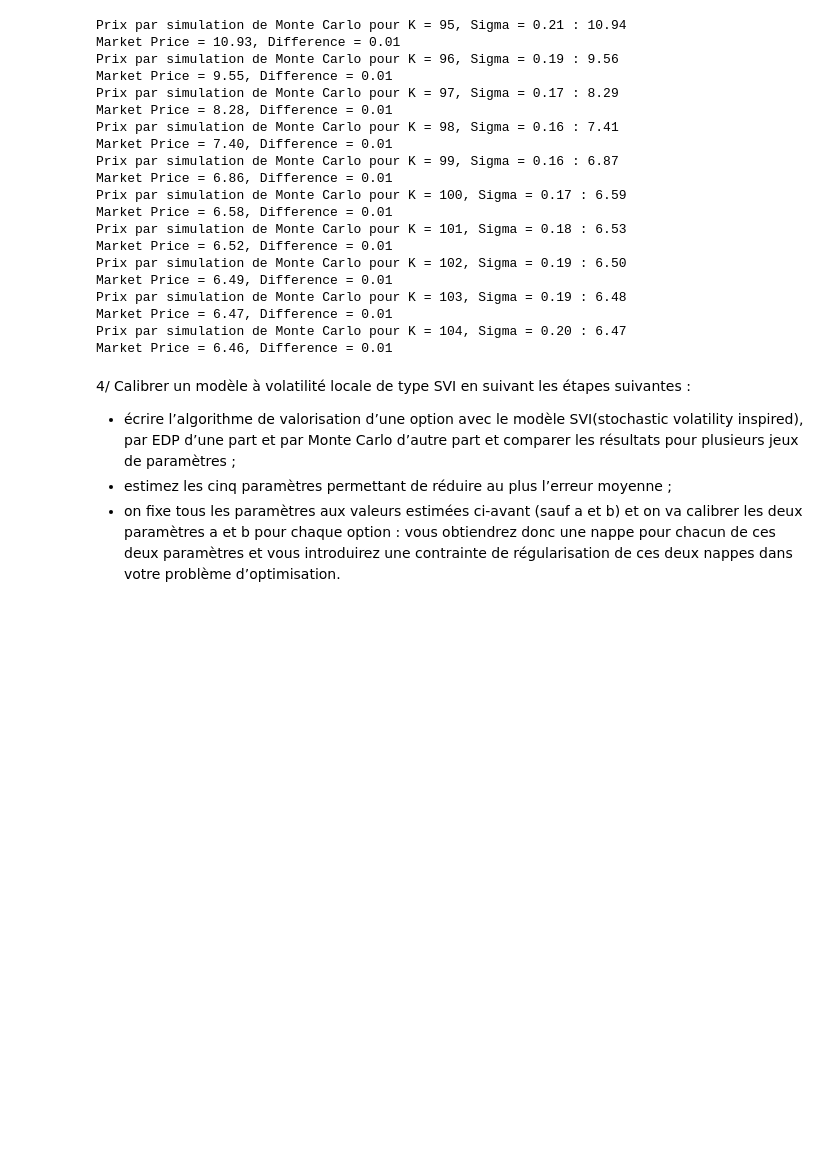
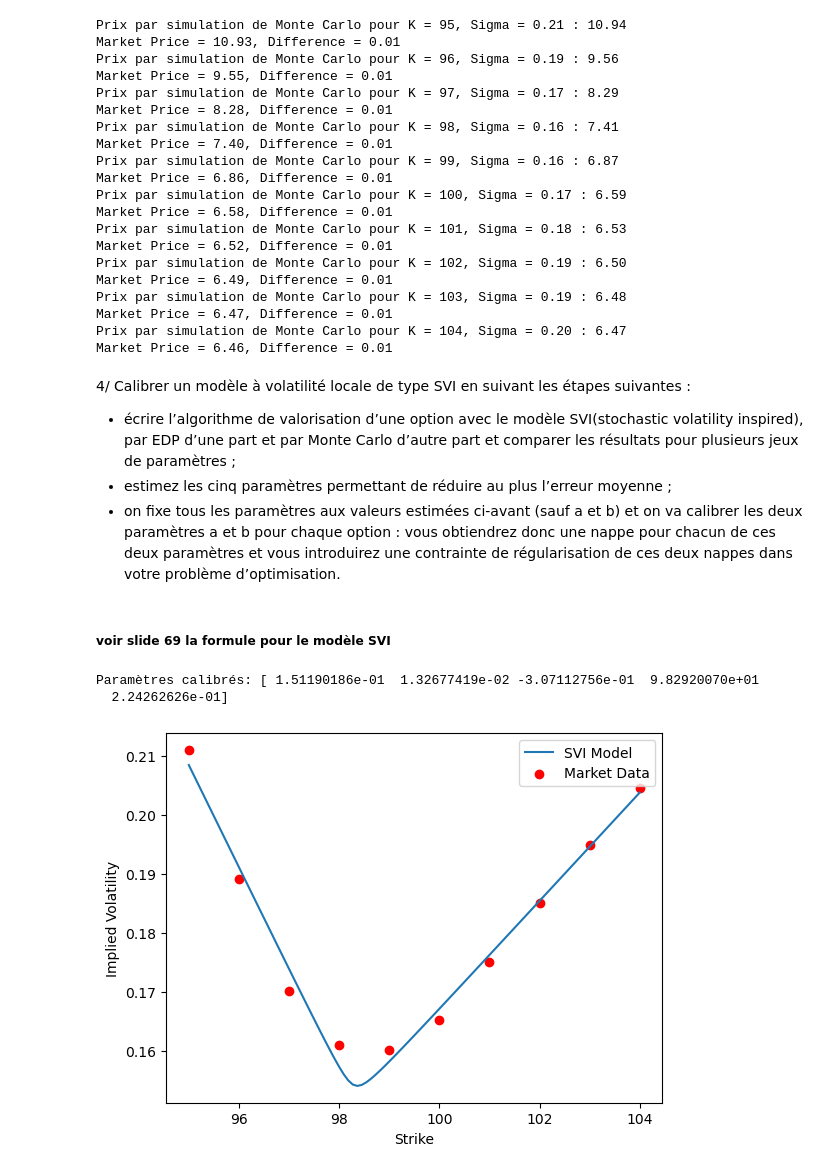
Before and after one commit to theomdvn/Calibration, a Jupyter notebook: Projet-Cal2.ipynb, the cells around one changed output. Cells and saved outputs as stored; diff of their text form; code cells hidden in the pictures; blank space fills up the shorter version.

```diff
--- a/Projet-Cal2.ipynb
+++ b/Projet-Cal2.ipynb
@@ -248,3 +248,46 @@ Monte Carlo d’autre part et comparer les résultats pour plusieurs jeux de par
 paramètres a et b pour chaque option : vous obtiendrez donc une nappe pour chacun de ces
 deux paramètres et vous introduirez une contrainte de régularisation de ces deux nappes dans
 votre problème d’optimisation.
+# %% [markdown]
+##### voir slide 69 la formule pour le modèle SVI
+# %%
+# Fonction SVI
+def svi(param, x):
+    a, b, rho, m, sigma = param
+    return a + b * (rho * (x - m) + np.sqrt((x - m) ** 2 + sigma ** 2))
+
+# Fonction de coût à minimiser
+def cost_function(param, strikes, vols_market):
+    vols_model = [svi(param, x) for x in strikes]
+    return np.sum((vols_model - vols_market) ** 2)
+
+# Données de marché (à remplacer par vos propres données)
+strikes = data["strikes"]
+vols_market = data["implied_vol"]
+
+# Initialisation des paramètres
+initial_params = [0.1, 0.1, -0.5, 100, 0.1]
+
+# Minimisation de la fonction de coût
+result = minimize(cost_function, initial_params, args=(strikes, vols_market), method='L-BFGS-B')
+
+# Paramètres calibrés
+calibrated_params = result.x
+
+# Affichage des résultats
+print("Paramètres calibrés:", calibrated_params)
+
+# Visualisation de la surface de volatilité implicite
+strikes_plot = np.linspace(min(strikes), max(strikes), 100)
+vols_plot = [svi(calibrated_params, x) for x in strikes_plot]
+
+plt.plot(strikes_plot, vols_plot, label='SVI Model')
+plt.scatter(strikes, vols_market, color='red', label='Market Data')
+plt.xlabel('Strike')
+plt.ylabel('Implied Volatility')
+plt.legend()
+plt.show()
+# %% [output]
+Paramètres calibrés: [ 1.51190186e-01  1.32677419e-02 -3.07112756e-01  9.82920070e+01
+  2.24262626e-01]
+[figure, added]
```
Also changed, not shown: parts of 1 cell of this notebook.
